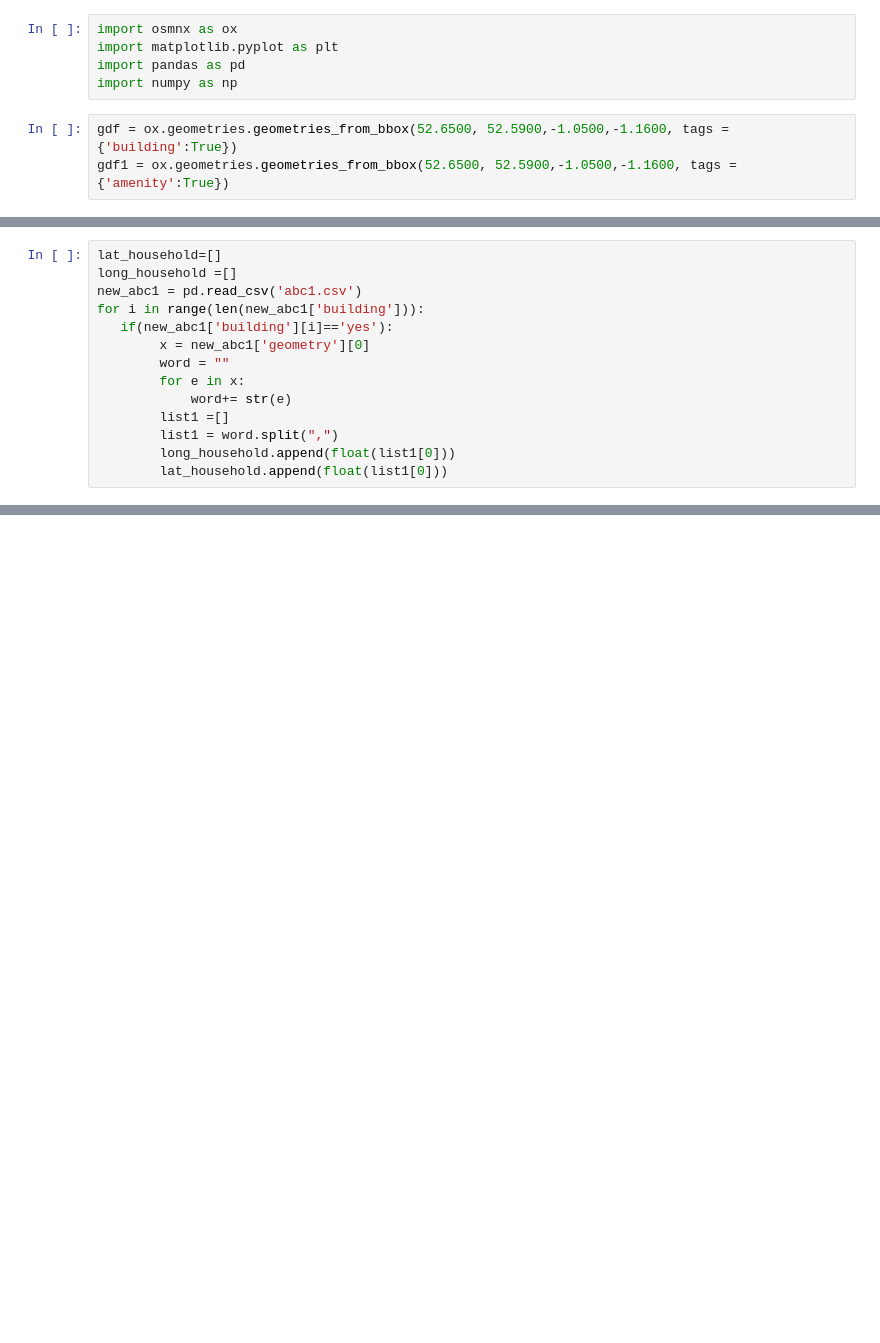
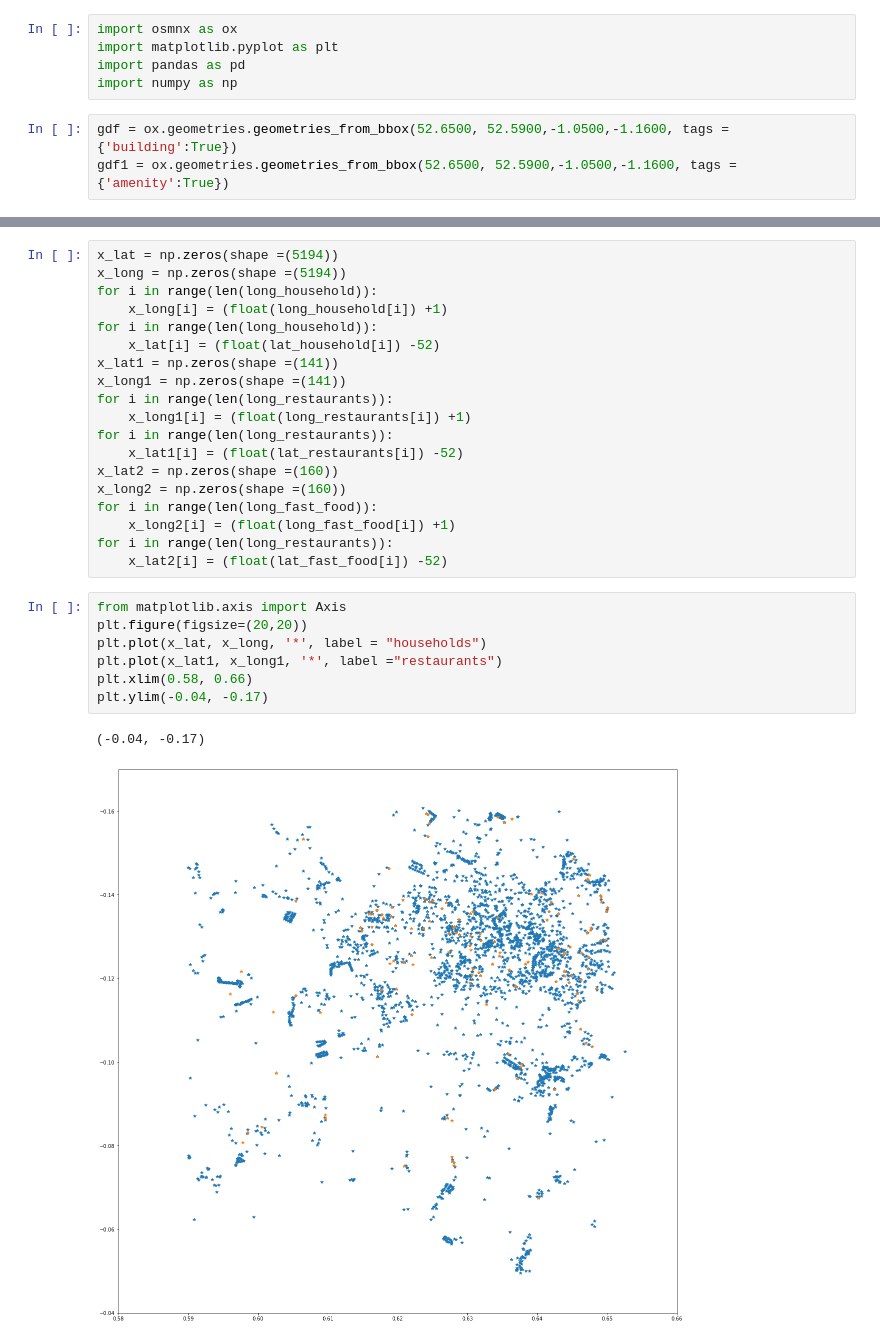
Before and after one commit to madhurya70/Agent_based_modelling, a Jupyter notebook: ABM_COV19.ipynb, the cells around one changed output, grey strips where cells are left out. Saved outputs shown, nothing was run; the diff lists cells and outputs as text; blank space fills up the shorter version.

```diff
--- a/ABM_COV19.ipynb
+++ b/ABM_COV19.ipynb
@@ -37,14 +22,0 @@ TypeError: list.append() takes exactly one argument (0 given)
-# %%
-lat_household=[]
-long_household =[]
-new_abc1 = pd.read_csv('abc1.csv')
-for i in range(len(new_abc1['building'])):
-   if(new_abc1['building'][i]=='yes'):
-        x = new_abc1['geometry'][0]
-        word = ""
-        for e in x:
-            word+= str(e)
-        list1 =[]
-        list1 = word.split(",")
-        long_household.append(float(list1[0]))
-        lat_household.append(float(list1[0]))
@@ -50,0 +66,29 @@ for i in range(len(new_abc1['building'])):
+# %%
+x_lat = np.zeros(shape =(5194))
+x_long = np.zeros(shape =(5194))
+for i in range(len(long_household)):
+    x_long[i] = (float(long_household[i]) +1)
+for i in range(len(long_household)):
+    x_lat[i] = (float(lat_household[i]) -52)
+x_lat1 = np.zeros(shape =(141))
+x_long1 = np.zeros(shape =(141))
+for i in range(len(long_restaurants)):
+    x_long1[i] = (float(long_restaurants[i]) +1)
+for i in range(len(long_restaurants)):
+    x_lat1[i] = (float(lat_restaurants[i]) -52)
+x_lat2 = np.zeros(shape =(160))
+x_long2 = np.zeros(shape =(160))
+for i in range(len(long_fast_food)):
+    x_long2[i] = (float(long_fast_food[i]) +1)
+for i in range(len(long_restaurants)):
+    x_lat2[i] = (float(lat_fast_food[i]) -52)
+# %%
+from matplotlib.axis import Axis
+plt.figure(figsize=(20,20))
+plt.plot(x_lat, x_long, '*', label = "households")
+plt.plot(x_lat1, x_long1, '*', label ="restaurants")
+plt.xlim(0.58, 0.66)
+plt.ylim(-0.04, -0.17)
+# %% [output]
+(-0.04, -0.17)
+[figure, added]
```
Also changed, not shown: parts of 5 cells of this notebook.
